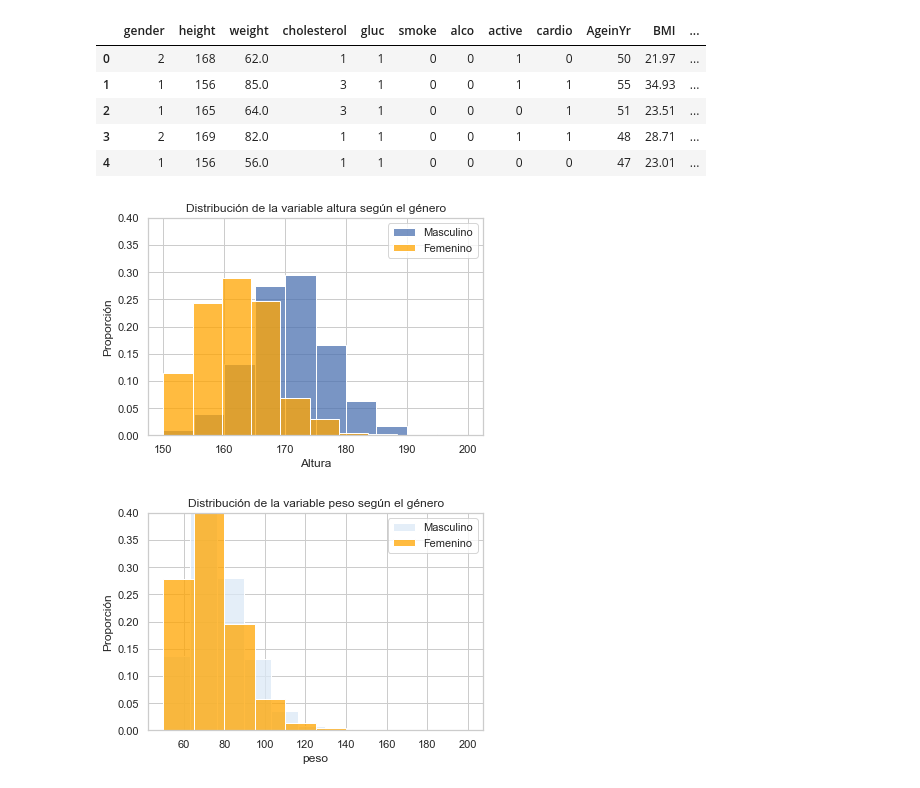
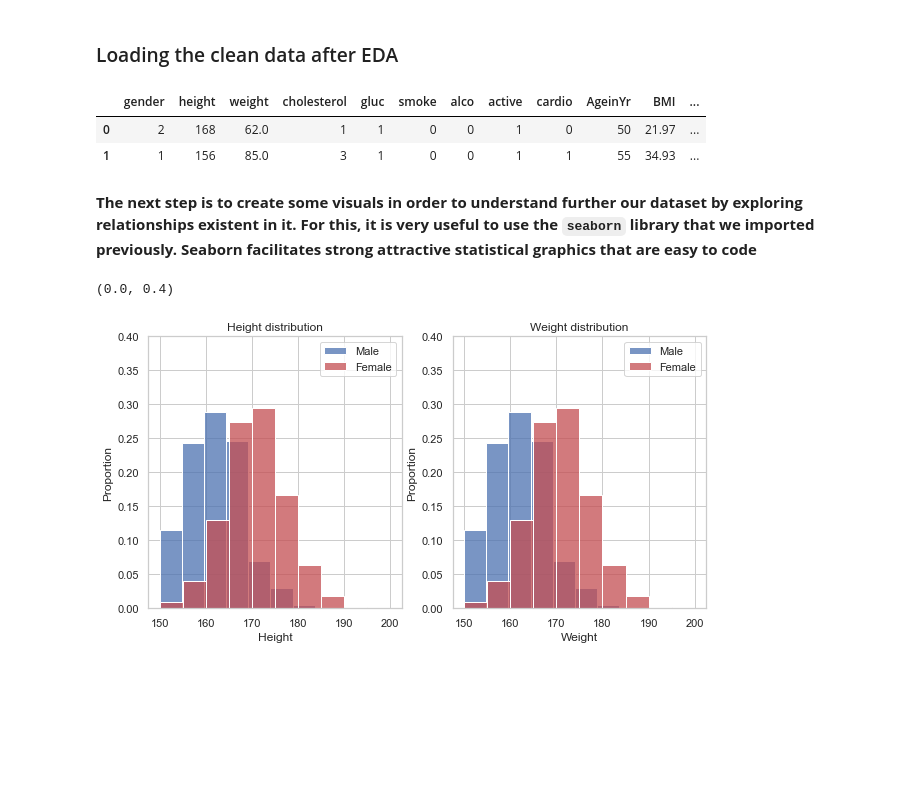
Before and after one commit to iamcest/risk_factors, a Jupyter notebook: scripts/visualizaciones_Maia.ipynb, the cells around one changed output. Cells and saved outputs as stored; diff of their text form; code cells hidden in the pictures; blank space fills up the shorter version.

Commit message:
update visualizaciones

```diff
--- a/scripts/visualizaciones_Maia.ipynb
+++ b/scripts/visualizaciones_Maia.ipynb
@@ -5,11 +29,12 @@ import seaborn as sns
+# %% [markdown]
+### Loading the clean data after EDA
 # %%
 data = pd.read_csv('../data/data_limpia.csv', index_col= None)
 # %%
-data.head()
+data.head(2)
 # %% [output]
 |  | gender | height | weight | cholesterol | gluc | smoke | alco | active | cardio | AgeinYr | BMI | ... |
 | 0 | 2 | 168 | 62.0 | 1 | 1 | 0 | 0 | 1 | 0 | 50 | 21.97 | ... |
 | 1 | 1 | 156 | 85.0 | 3 | 1 | 0 | 0 | 1 | 1 | 55 | 34.93 | ... |
-| 2 | 1 | 165 | 64.0 | 3 | 1 | 0 | 0 | 0 | 1 | 51 | 23.51 | ... |
-| 3 | 2 | 169 | 82.0 | 1 | 1 | 0 | 0 | 1 | 1 | 48 | 28.71 | ... |
-| 4 | 1 | 156 | 56.0 | 1 | 1 | 0 | 0 | 0 | 0 | 47 | 23.01 | ... |
+# %% [markdown]
+**The next step is to create some visuals in order to understand further our dataset by exploring relationships existent in it. For this, it is very useful to use the `seaborn` library that we imported previously. Seaborn facilitates strong attractive statistical graphics that are easy to code**
@@ -16,56 +43,39 @@ data.head()
 # %%
 sns.set(style="darkgrid")
-
 sns.set_style("whitegrid")
 sns.set_context("notebook")
 
-data_male = data[data.gender == 2]
-data_male_height= data_male.height
+plt.figure(figsize=(10,5))
+plt.subplot(1, 2, 1)
 
 
-sns.histplot(data_male_height,  kde=False, bins = 10, label='male', stat = "probability")
+data_male = data[data.gender == 1]
+data_male_height= data_male.height
+data_fem = data[data.gender == 2]
+data_fem_height = data_fem.height
 
-data_fem = data[data.gender == 1]
-data_fem_height = data_fem.height
-sns.histplot(data_fem_height,  kde=False, label='female', bins = 10, color = 'orange', stat = "probability")
+sns.histplot(data_male_height,  kde=False, bins = 10, label='male', stat = "probability", color = 'b')
+
+sns.histplot(data_fem_height,  kde=False, label='female', bins = 10, color = 'r', stat = "probability")
 
 plt.xlabel("height")
-
-# Add title
-
-plt.xlabel("Altura")
-plt.ylabel("Proporción")
-plt.title("Distribución de la variable altura según el género")
-plt.legend(["Masculino", "Femenino"])
+plt.xlabel("Height")
+plt.ylabel("Proportion")
+plt.title("Height distribution")
+plt.legend(["Male", "Female"])
 plt.ylim((0, 0.4))
 
-plt.show()
+
+plt.subplot(1, 2, 2)
+sns.histplot(data_male_height,  kde=False, bins = 10, label='male', stat = "probability", color = 'b')
+plt.xlabel("Weight")
+
+sns.histplot(data_fem_height,  kde=False, label='female', bins = 10, color = 'r', stat = "probability")
+plt.xlabel("Weight")
+plt.ylabel("Proportion")
+plt.title("Weight distribution")
+plt.legend(["Male", "Female"])
+plt.ylim((0, 0.4))
 # %% [output]
+(0.0, 0.4)
-[figure, old version]
+[figure, new version]
-# %%
-sns.set_style("whitegrid")
-sns.set_context("notebook")
-
-data_male = data[data.gender == 2]
-data_male_height= data_male.new_weight
-
-
-sns.histplot(data_male_height,  kde=False, bins = 10, label='male', stat = "probability")
-
-data_fem = data[data.gender == 1]
-data_fem_height = data_fem.new_weight
-sns.histplot(data_fem_height,  kde=False, label='female', bins = 10, color = 'orange', stat = "probability")
-
-plt.xlabel("weight")
-
-# Add title
-
-plt.xlabel("peso")
-plt.ylabel("Proporción")
-plt.title("Distribución de la variable peso según el género")
-plt.legend(["Masculino", "Femenino"])
-plt.ylim((0, 0.4))
-
-plt.show()
-# %% [output]
-[figure, removed]
```
Also changed, not shown: parts of 21 cells of this notebook.
